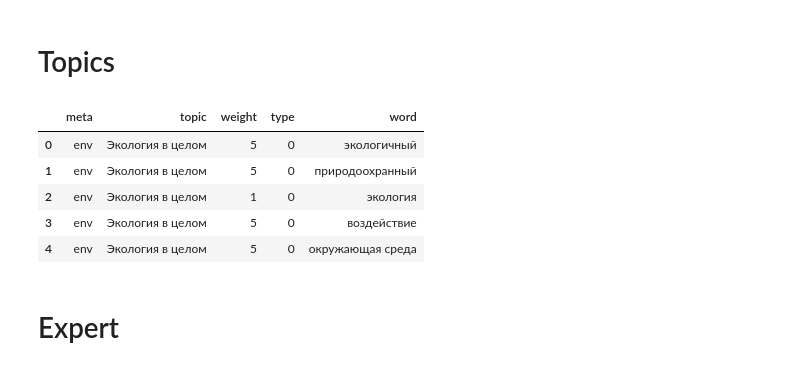
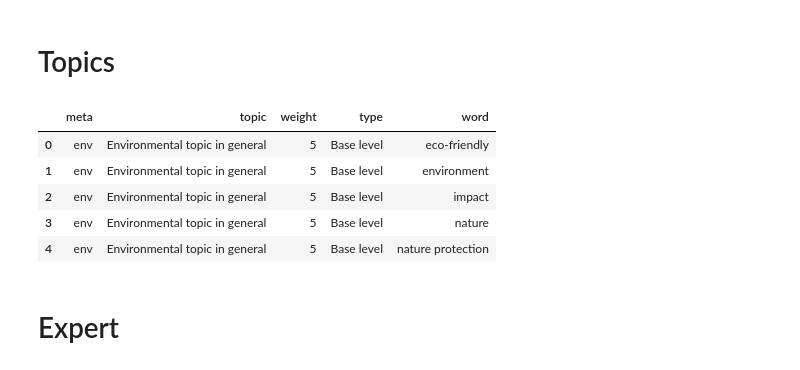
Before and after one commit to tarasovEgor/ESG_Reports, a Jupyter notebook: topics/all_topics_with_expert.ipynb, the cells around one changed output. Cells and saved outputs as stored; diff of their text form; code cells hidden in the pictures.

```diff
--- a/topics/all_topics_with_expert.ipynb
+++ b/topics/all_topics_with_expert.ipynb
@@ -13,13 +16,13 @@ import numpy as np
 # %%
-topics = pd.read_csv("../topic_words.csv.zip")
+topics = pd.read_csv(f"../topic_words{suffix}.csv.zip")
 topics.head()
 # %% [output]
 |  | meta | topic | weight | type | word |
-| 0 | env | Экология в целом | 5 | 0 | экологичный |
-| 1 | env | Экология в целом | 5 | 0 | природоохранный |
-| 2 | env | Экология в целом | 1 | 0 | экология |
-| 3 | env | Экология в целом | 5 | 0 | воздействие |
-| 4 | env | Экология в целом | 5 | 0 | окружающая среда |
+| 0 | env | Environmental topic in general | 5 | Base level | eco-friendly |
+| 1 | env | Environmental topic in general | 5 | Base level | environment |
+| 2 | env | Environmental topic in general | 5 | Base level | impact |
+| 3 | env | Environmental topic in general | 5 | Base level | nature |
+| 4 | env | Environmental topic in general | 5 | Base level | nature protection |
 # %%
 topics["topic"].value_counts()
 pass
```
Also changed, not shown: parts of 27 cells of this notebook, 2 other files.
